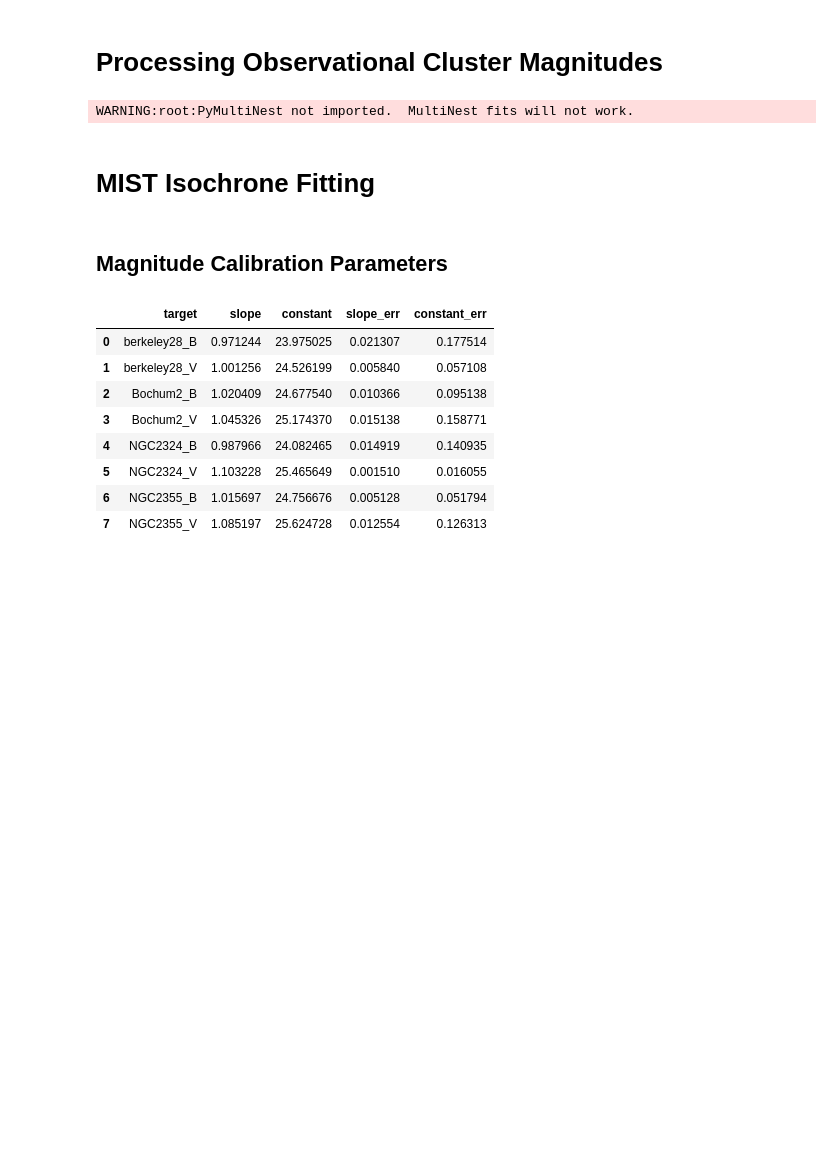
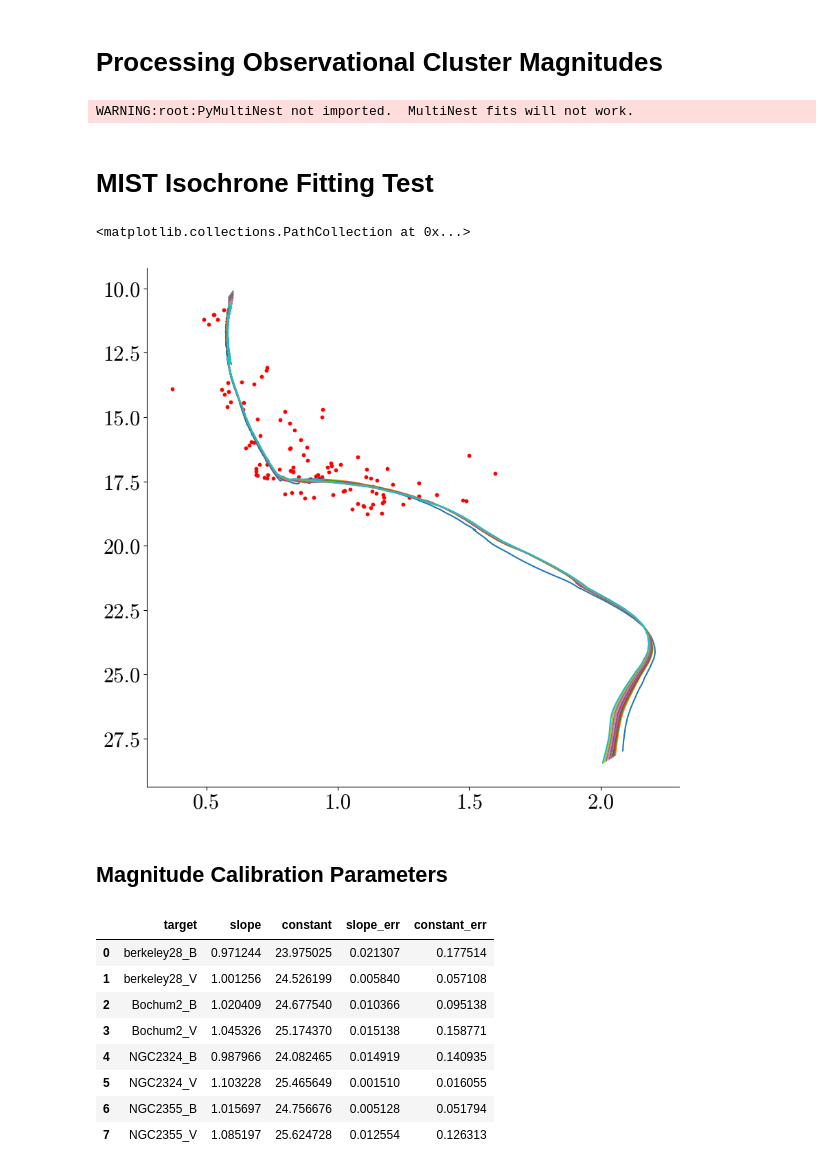
Before and after one commit to OwenJohnsons/Final_Year_Project, a Jupyter notebook: Code/calibration_parameters/magnitude_processing/obs_cluster_mags.ipynb, the cells around one changed output. Saved outputs shown, nothing was run; the diff lists cells and outputs as text; code cells hidden in the pictures; blank space fills up the shorter version.

```diff
--- a/Code/calibration_parameters/magnitude_processing/obs_cluster_mags.ipynb
+++ b/Code/calibration_parameters/magnitude_processing/obs_cluster_mags.ipynb
@@ -28,13 +28,26 @@ plt.rcParams['axes.spines.right'] = False
 plt.rcParams['axes.spines.top'] = False
 colour_arrays = ['red', 'blue', 'green', 'crimson', 'lime']
 # %% [markdown]
-# MIST Isochrone Fitting
+# MIST Isochrone Fitting Test
 # %%
 iso = MIST_Isochrone(bands=['B','V'])
 
 def isochrone_generation(age, fe, av, dist):
     isochrone = iso.isochrone(age, fe, av, dist)
     return isochrone['V_mag'] + dist, (isochrone['B_mag'] - isochrone['V_mag'])
+# %%
+for i in np.arange(0, 0.1, 0.01):
+    isochrone = iso.isochrone(age = 6.665, feh = i, AV = 2.5761, distance = 6000)
+
+    modelV = isochrone['V_mag']; modelB = isochrone['B_mag']
+    model_BV = modelB - modelV
+    plt.plot(model_BV, modelV)
+
+plt.gca().invert_yaxis()
+plt.scatter(BV_e, V_e, label = 'WEBDA', color = 'red', s = 10)
+# %% [output]
+<matplotlib.collections.PathCollection at 0x...>
+[figure, added]
 # %%
 def lin_func(x, m, c):
     return m*x + c
```
Also changed, not shown: parts of 1 cell of this notebook, 17 other files.
